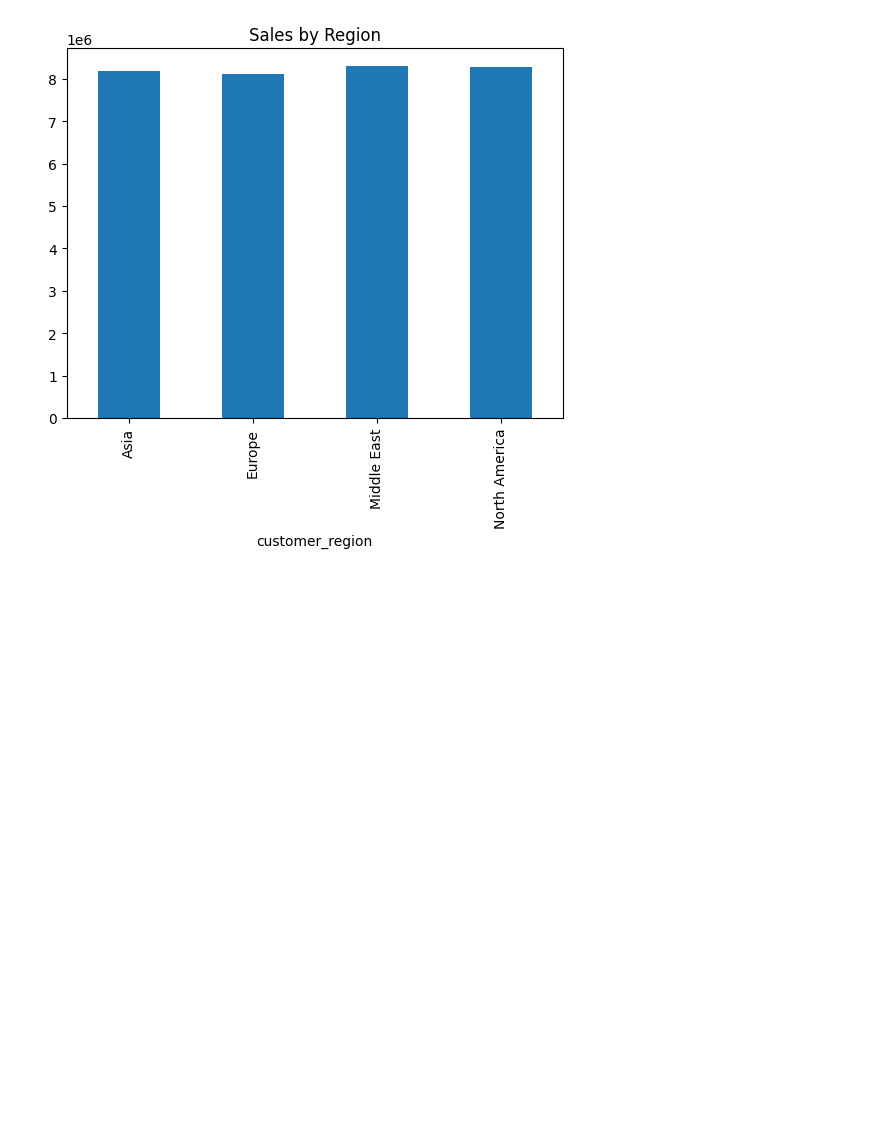
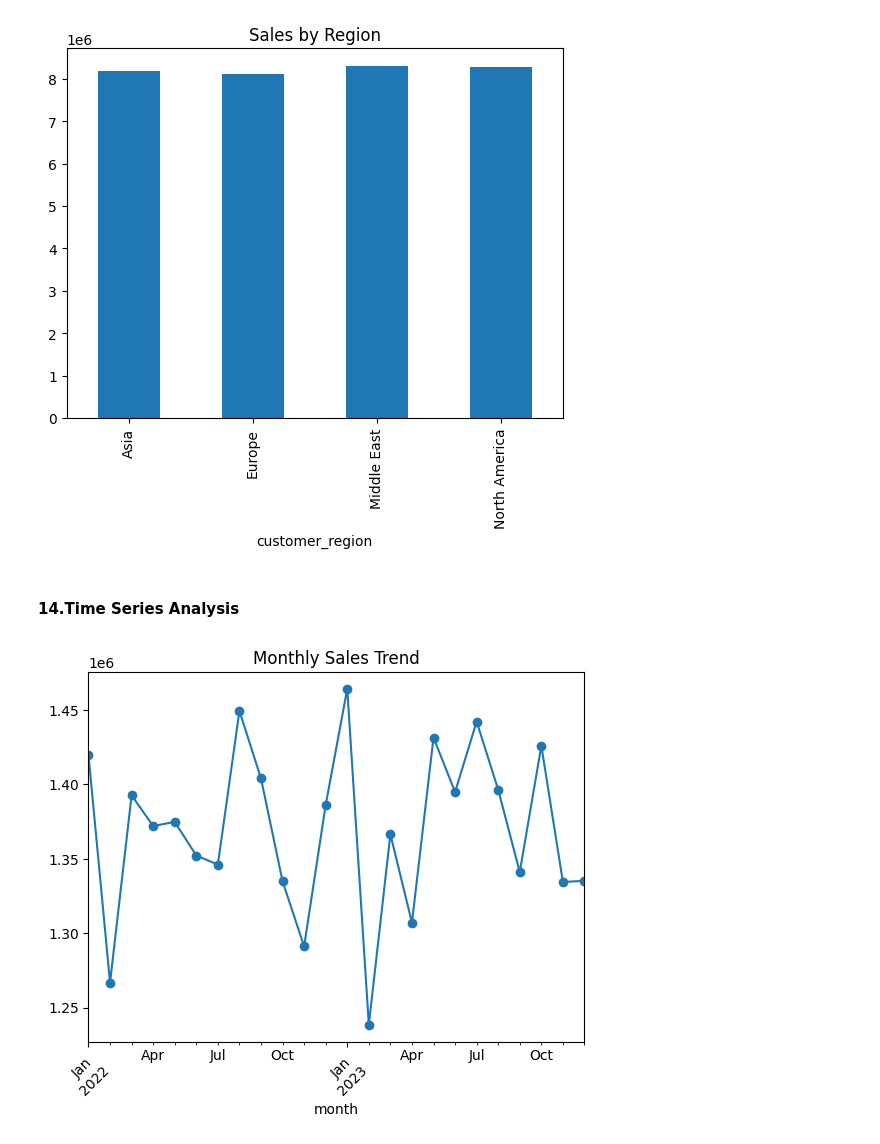
Before and after one commit to HimashMadushanka/ecommerce-sales-data-analysis, a Jupyter notebook: notebooks/ecommerce_sales_analysis.ipynb, the cells around one changed output. Saved outputs shown, nothing was run; the diff lists cells and outputs as text; code cells hidden in the pictures; blank space fills up the shorter version.

Commit message:
time se

```diff
--- a/notebooks/ecommerce_sales_analysis.ipynb
+++ b/notebooks/ecommerce_sales_analysis.ipynb
@@ -211,3 +211,16 @@ plt.title("Sales by Region")
 plt.show()
 # %% [output]
 [figure]
+# %% [markdown]
+#### 14.Time Series Analysis
+# %%
+df['order_date'] = pd.to_datetime(df['order_date'])
+df['month'] = df['order_date'].dt.to_period('M')
+# %%
+monthly_sales = df.groupby('month')['total_revenue'].sum()
+monthly_sales.plot(kind='line', marker='o')
+plt.title("Monthly Sales Trend")
+plt.xticks(rotation=45)
+plt.show()
+# %% [output]
+[figure, added]
```
